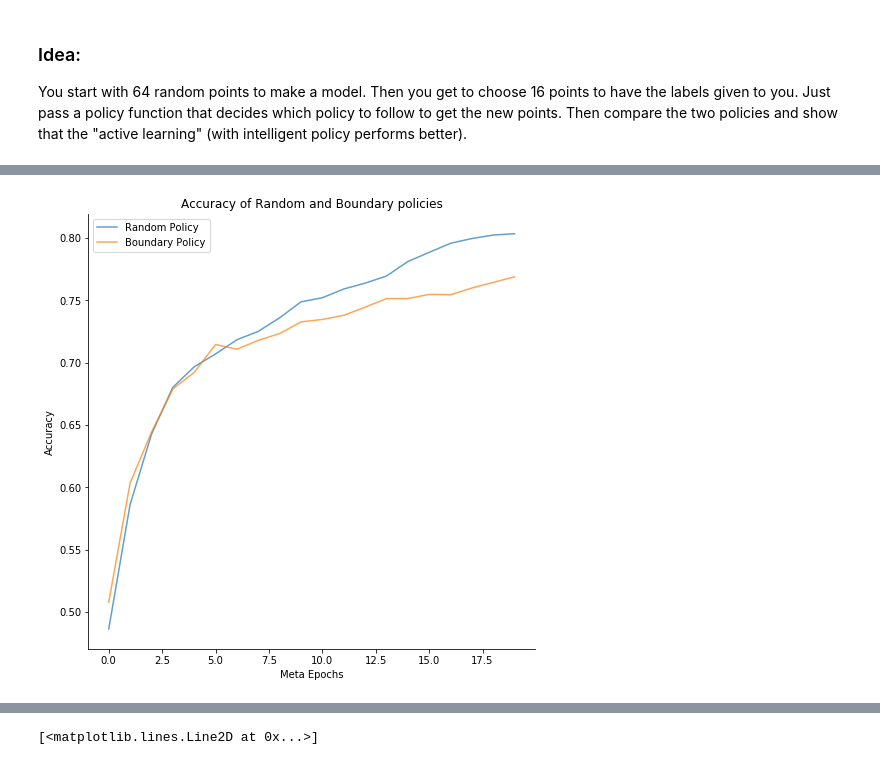
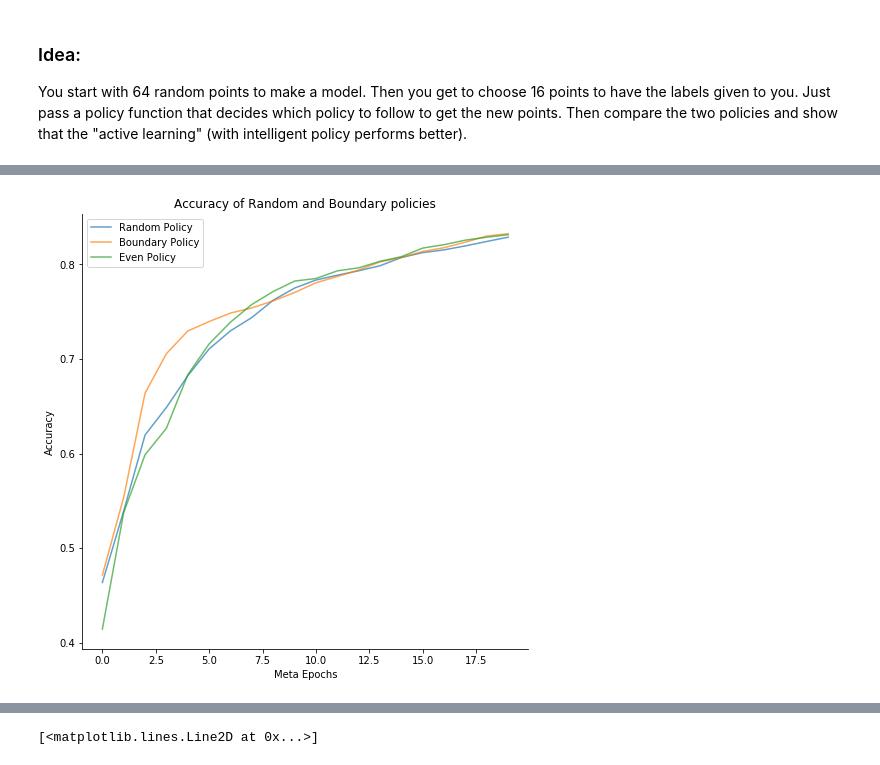
Before and after one commit to dsondak/pavlos_research, a Jupyter notebook: notebooks/1.0_domain_adapt_playbook.ipynb, the cells around one changed output, grey strips where cells are left out. Drawn from its saved outputs; the diff is of its cells as text; code cells hidden in the pictures.

Commit message:
add even policy and tests for nargmax

```diff
--- a/notebooks/1.0_domain_adapt_playbook.ipynb
+++ b/notebooks/1.0_domain_adapt_playbook.ipynb
@@ -138,8 +141,21 @@ class logreg(nn.Module):
 
 model_rand = logreg(classes=10)
 model_bound = logreg(classes=10)
+model_even = logreg(classes=10)
 loss_func = nn.NLLLoss()
 optimizer_rand = optim.SGD(model_rand.parameters(), lr=.01)
 optimizer_bound = optim.SGD(model_bound.parameters(), lr=.01)
+optimizer_even = optim.SGD(model_even.parameters(), lr=.01)
 
 # plot_itr, plot_loss = train_model(model_rand, train_loader, loss_func, optimizer)
+# %%
+random_iters, random_acc = [],[]
+for i in range(10):
+    model_rand = logreg(classes=10)
+    optimizer_rand = optim.SGD(model_rand.parameters(), lr=.01)
+    rand_itrs, rand_acc = active_learn(model_rand, train_set, init_idx, unlab_idx, random_policy, loss_func, \
+                                   optimizer_rand, val_loader, epochs_per_train=5, points_per_itr=10, \
+                                   batch_size=8, meta_epochs=25)
+    random_iters.append(rand_itrs)
+    random_acc.append(rand_acc)
+print('Active Learning with random policy done!')
@@ -146,12 +164,13 @@ optimizer_bound = optim.SGD(model_bound.parameters(), lr=.01)
 # %%
-rand_itrs, rand_acc = active_learn(model_rand, train_set, init_idx, unlab_idx, random_policy, loss_func, \
-                                   optimizer_rand, val_loader, epochs_per_train=10, points_per_itr=8, \
-                                   batch_size=8, meta_epochs=20)
-print('Active Learning with random policy done!')
-
-bound_itrs, bound_acc = active_learn(model_bound, train_set, init_idx, unlab_idx, boundary_policy, loss_func, \
-                                   optimizer_bound, val_loader, epochs_per_train=10, points_per_itr=8, \
-                                   batch_size=8, meta_epochs=20)
+boundary_iters, boundary_acc = [],[]
+for i in range(10):
+    model_bound = logreg(classes=10)
+    optimizer_bound = optim.SGD(model_bound.parameters(), lr=.01)
+    bound_itrs, bound_acc = active_learn(model_bound, train_set, init_idx, unlab_idx, boundary_policy, loss_func, \
+                                   optimizer_bound, val_loader, epochs_per_train=5, points_per_itr=10, \
+                                   batch_size=8, meta_epochs=25)
+    boundary_iters.append(bound_itrs)
+    boundary_acc.append(bound_acc)
 print('Active Learning with boundary policy done!')
 # %% [output]
 A Jupyter Widget
@@ -160,0 +187,11 @@ Active Learning with boundary policy done!
+# %%
+evenp_iters, evenp_acc = [],[]
+for i in range(10):
+    model_even = logreg(classes=10)
+    optimizer_even = optim.SGD(model_even.parameters(), lr=.01)
+    even_itrs, even_acc = active_learn(model_even, train_set, init_idx, unlab_idx, boundary_policy, loss_func, \
+                                   optimizer_even, val_loader, epochs_per_train=5, points_per_itr=10, \
+                                   batch_size=8, meta_epochs=25)
+    evenp_iters.append(even_itrs)
+    evenp_acc.append(even_acc)
+print('Active Learning with boundary policy done!')
@@ -161,11 +233,12 @@ Active Learning with boundary policy done!
 # %%
 plt.figure(figsize=(8,8))
 plt.plot(rand_itrs,rand_acc,label='Random Policy',alpha=0.7)
 plt.plot(bound_itrs,bound_acc,label='Boundary Policy',alpha=0.7)
+plt.plot(even_itrs,even_acc,label='Even Policy',alpha=0.7)
 plt.title('Accuracy of Random and Boundary policies')
 plt.xlabel('Meta Epochs')
 plt.ylabel('Accuracy')
 plt.legend()
 sns.despine()
 # %% [output]
-[figure, old version]
+[figure, new version]
```
Also changed, not shown: parts of 6 cells of this notebook, 1 other file.
